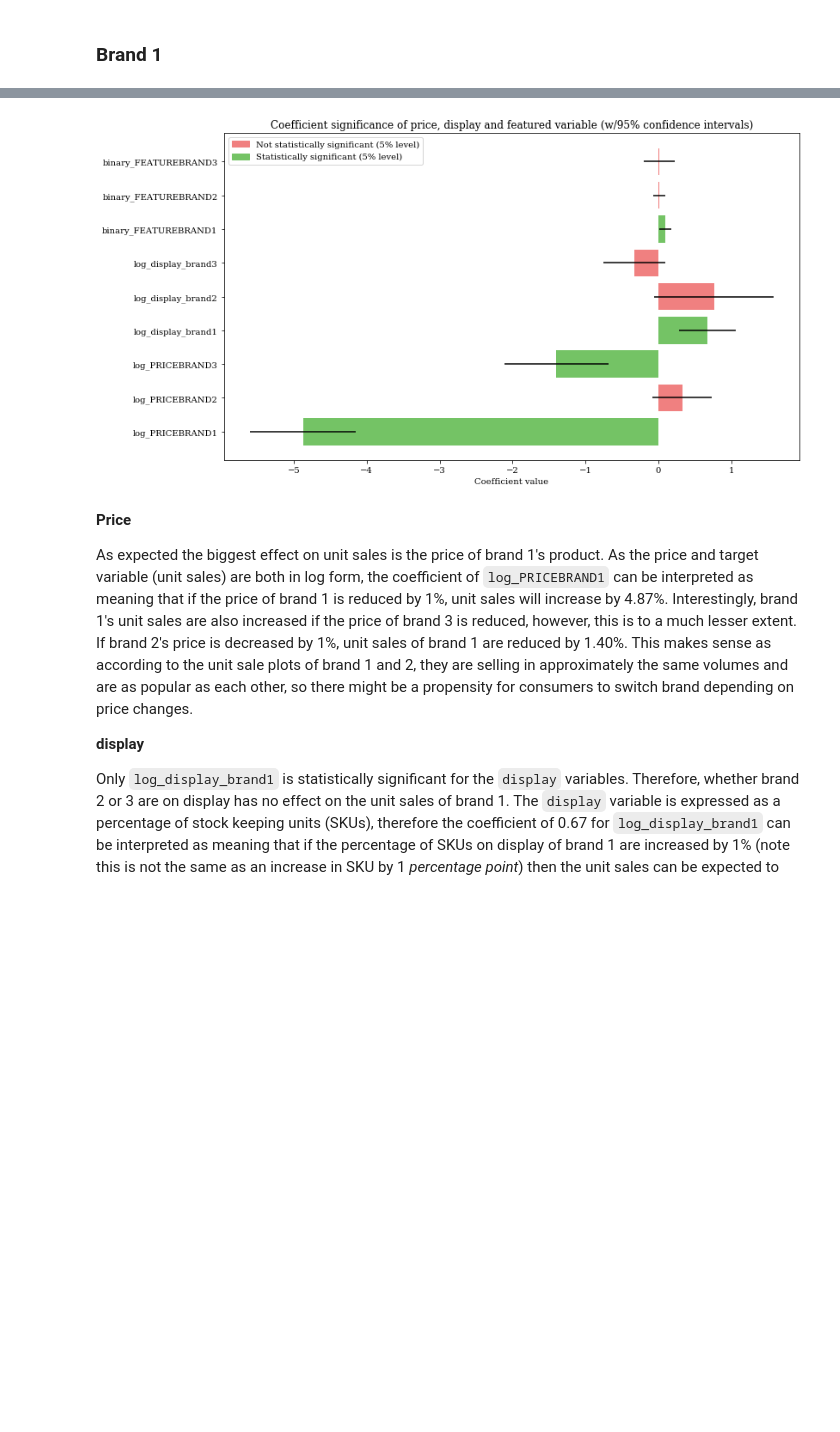
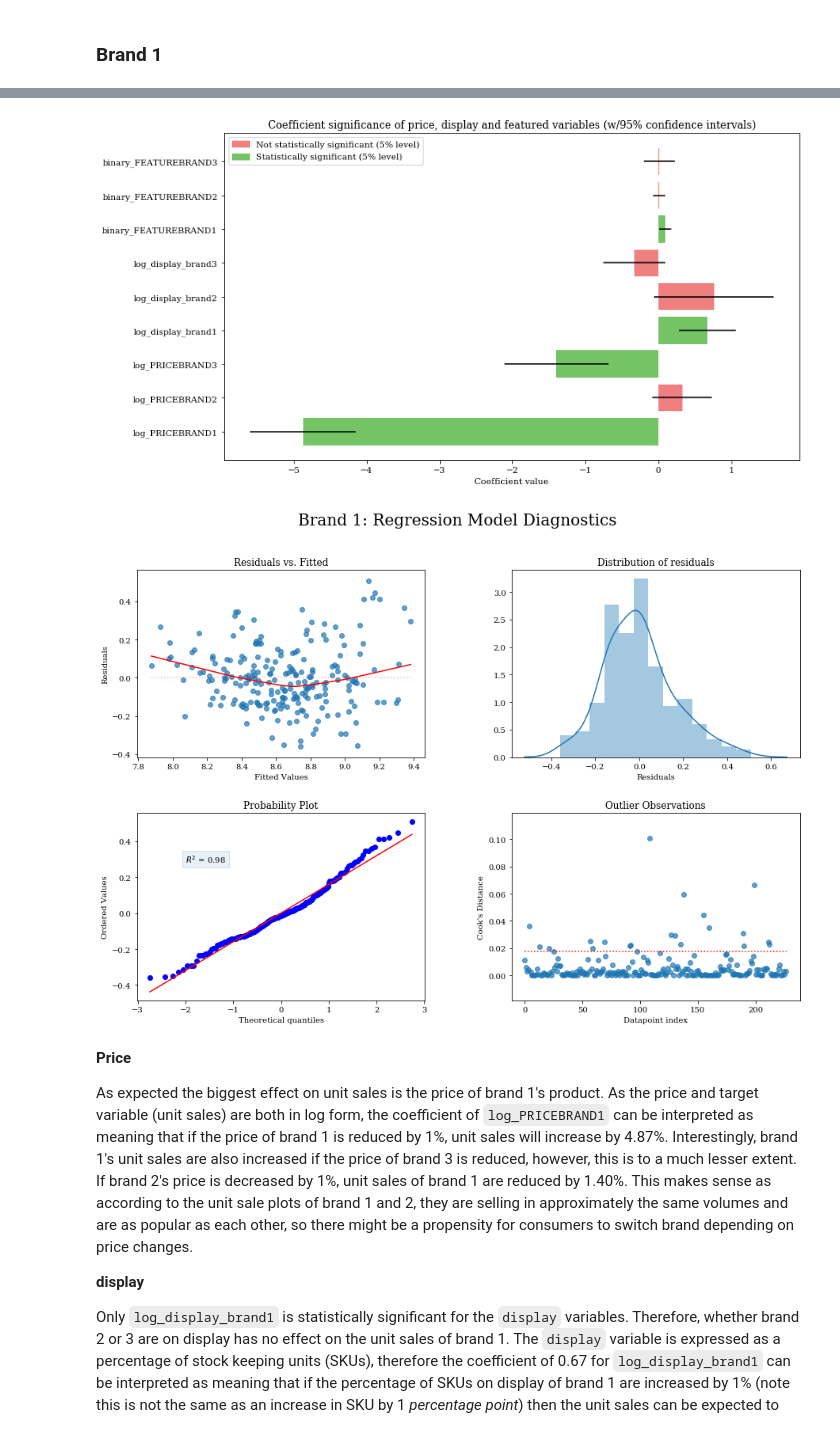
Before and after one commit to julian-west/marketing-resource-allocation, a Jupyter notebook: notebooks/01_regression_modelling.ipynb, the cells around one changed output, grey strips where cells are left out. Drawn from its saved outputs; the diff is of its cells as text; code cells hidden in the pictures; blank space fills up the shorter version.

Commit message:
alternative models

```diff
--- a/notebooks/01_regression_modelling.ipynb
+++ b/notebooks/01_regression_modelling.ipynb
@@ -54,7 +54,7 @@ The data covers weekly sales, price, display and feature information for three b
 
 Retailer margin and wholesale price for each brand is also included.
 # %%
-data = pd.read_excel(f"{DATA_FOLDER}/beer_data_chicago_Dominicks.xlsx", index_col='Week ')
+data = pd.read_excel(f"{DATA_FOLDER}/01_raw/beer_data_chicago_Dominicks.xlsx", index_col='Week ')
 # %% [markdown]
 **Add unit sales**
 
@@ -521,6 +527,10 @@ print("\n"*2)
 plot_coef_conf_int(brand1_modelfinal)
 plt.savefig(f"{VISUALISATION_FOLDER}/brand1_modelfinal_significance.png")
 plt.show()
+
+plot_diagnostics(brand1_modelfinal, "Brand 1")
+plt.savefig(f"{VISUALISATION_FOLDER}/brand1_modelfinal_diagnostics.png")
+plt.show()
 # %% [output]
                             OLS Regression Results
 ==============================================================================
@@ -532,14 +542,15 @@ Time:                        21:34:17   Log-Likelihood:                 94.246
 No. Observations:                 227   AIC:                            -146.5
 Df Residuals:                     206   BIC:                            -74.57
 Df Model:                          20
 Covariance Type:            nonrobust
 ========================================================================================
 ... (28 lines left out)
 ==============================================================================
 
 Warnings:
 [1] Standard Errors assume that the covariance matrix of the errors is correctly specified.
 [figure]
+[figure, added]
 # %% [markdown]
 **Price**
 
```
Also changed, not shown: parts of 10 cells of this notebook, 46 other files.
